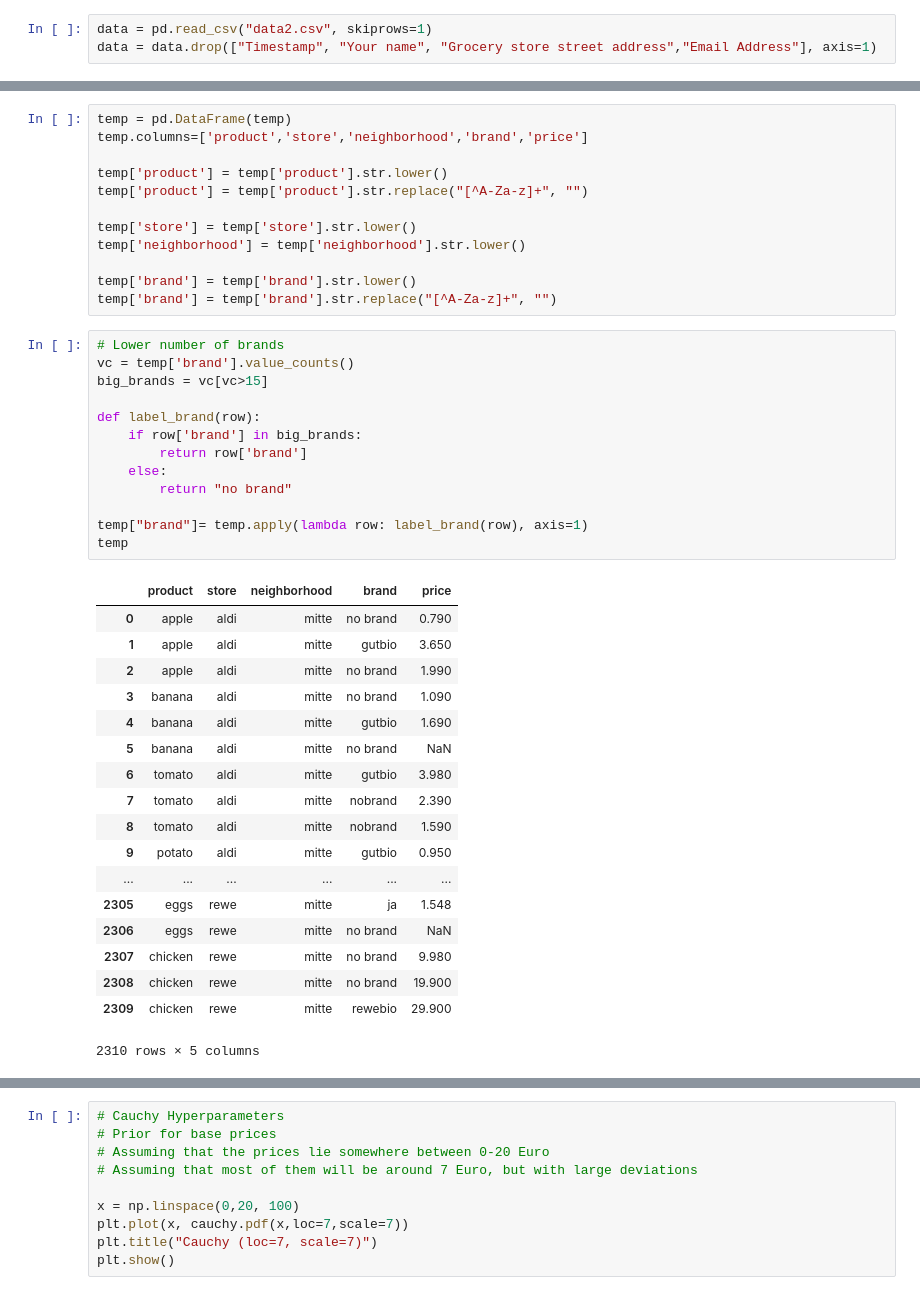
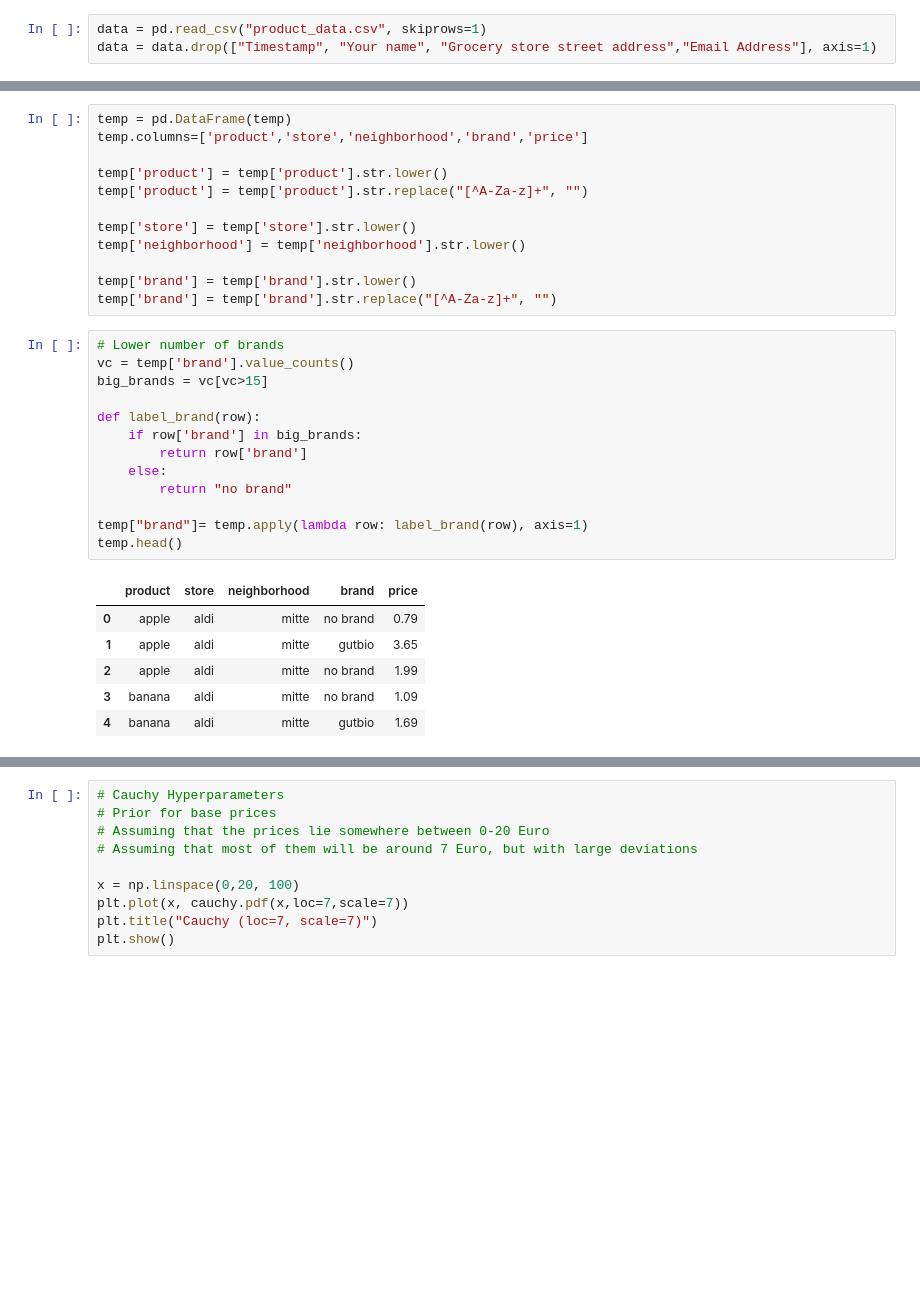
Before and after one commit to annapaux/Minerva-Projects, a Jupyter notebook: CS146-Computational-Statistics/Bayesian-Product-Pricing.ipynb, the cells around one changed output, grey strips where cells are left out. Drawn from its saved outputs; the diff is of its cells as text; blank space fills up the shorter version.

Commit message:
add product pricing

```diff
--- a/CS146-Computational-Statistics/Bayesian-Product-Pricing.ipynb
+++ b/CS146-Computational-Statistics/Bayesian-Product-Pricing.ipynb
@@ -14,7 +25,7 @@ import pandas as pd
 
 The data was manually cleaned to account for human error in data inputs. For example, if bananas were called 'edekea bananas' vs 'bananas edeka', one was chosen to representa ll. If brands such as 'apples' were assigned, they were rebranded to 'nobrand'. Brands such as 'gut und guenstig', which has an astounding amount of different spellings, were replaced by one version as well. Entries that were not supposed to be in the category (e.g. pork instead of chicken) were deleted.
 # %%
-data = pd.read_csv("data2.csv", skiprows=1)
+data = pd.read_csv("product_data.csv", skiprows=1)
 data = data.drop(["Timestamp", "Your name", "Grocery store street address","Email Address"], axis=1)
 # %%
 temp = []
@@ -49,35 +60,23 @@ temp['brand'] = temp['brand'].str.replace("[^A-Za-z]+", "")
 # %%
 # Lower number of brands
 vc = temp['brand'].value_counts()
 big_brands = vc[vc>15]
 
 def label_brand(row):
     if row['brand'] in big_brands:
         return row['brand']
     else:
         return "no brand"
 
 temp["brand"]= temp.apply(lambda row: label_brand(row), axis=1)
-temp
+temp.head()
 # %% [output]
 |  | product | store | neighborhood | brand | price |
-| 0 | apple | aldi | mitte | no brand | 0.790 |
-| 1 | apple | aldi | mitte | gutbio | 3.650 |
-| 2 | apple | aldi | mitte | no brand | 1.990 |
-| 3 | banana | aldi | mitte | no brand | 1.090 |
-| 4 | banana | aldi | mitte | gutbio | 1.690 |
-| 5 | banana | aldi | mitte | no brand | NaN |
-| 6 | tomato | aldi | mitte | gutbio | 3.980 |
-| 7 | tomato | aldi | mitte | nobrand | 2.390 |
-| 8 | tomato | aldi | mitte | nobrand | 1.590 |
-| 9 | potato | aldi | mitte | gutbio | 0.950 |
-| ... | ... | ... | ... | ... | ... |
-| 2305 | eggs | rewe | mitte | ja | 1.548 |
-| 2306 | eggs | rewe | mitte | no brand | NaN |
-| 2307 | chicken | rewe | mitte | no brand | 9.980 |
-| 2308 | chicken | rewe | mitte | no brand | 19.900 |
-| 2309 | chicken | rewe | mitte | rewebio | 29.900 |
+| 0 | apple | aldi | mitte | no brand | 0.79 |
+| 1 | apple | aldi | mitte | gutbio | 3.65 |
+| 2 | apple | aldi | mitte | no brand | 1.99 |
+| 3 | banana | aldi | mitte | no brand | 1.09 |
+| 4 | banana | aldi | mitte | gutbio | 1.69 |
-2310 rows × 5 columns
 # %%
 encoded = temp
 # +1 to allow for indexing in stan
```
Also changed, not shown: parts of 9 cells of this notebook, 1 other file.
